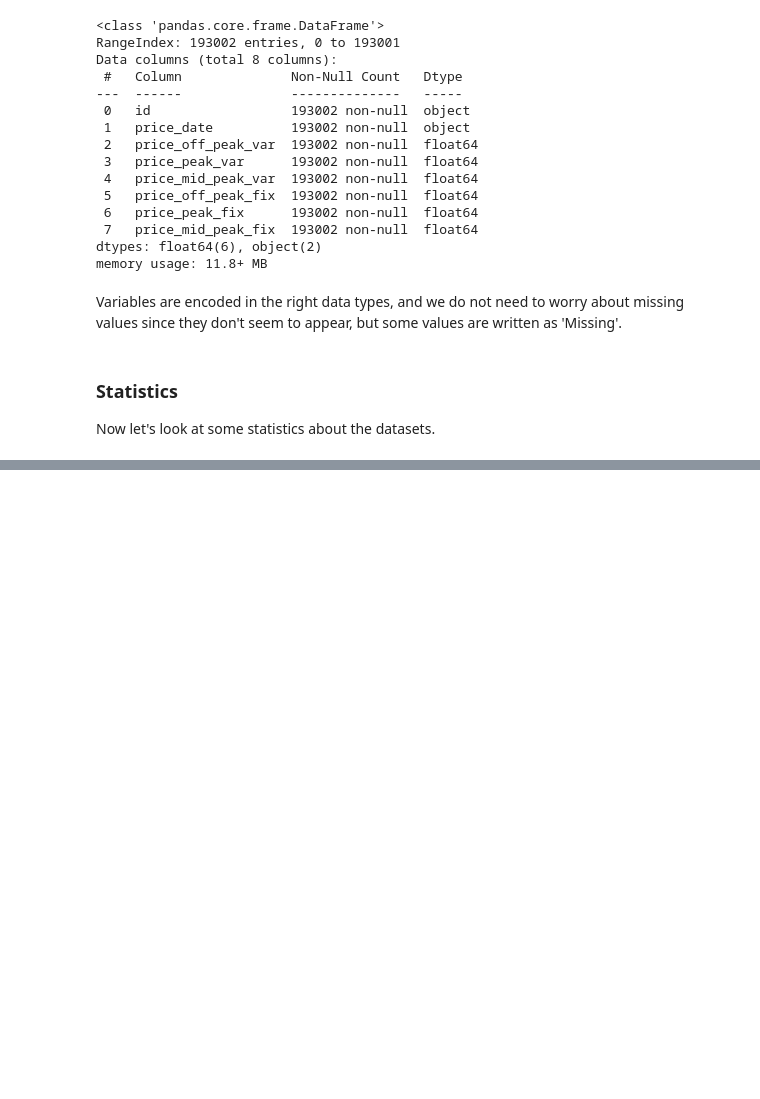
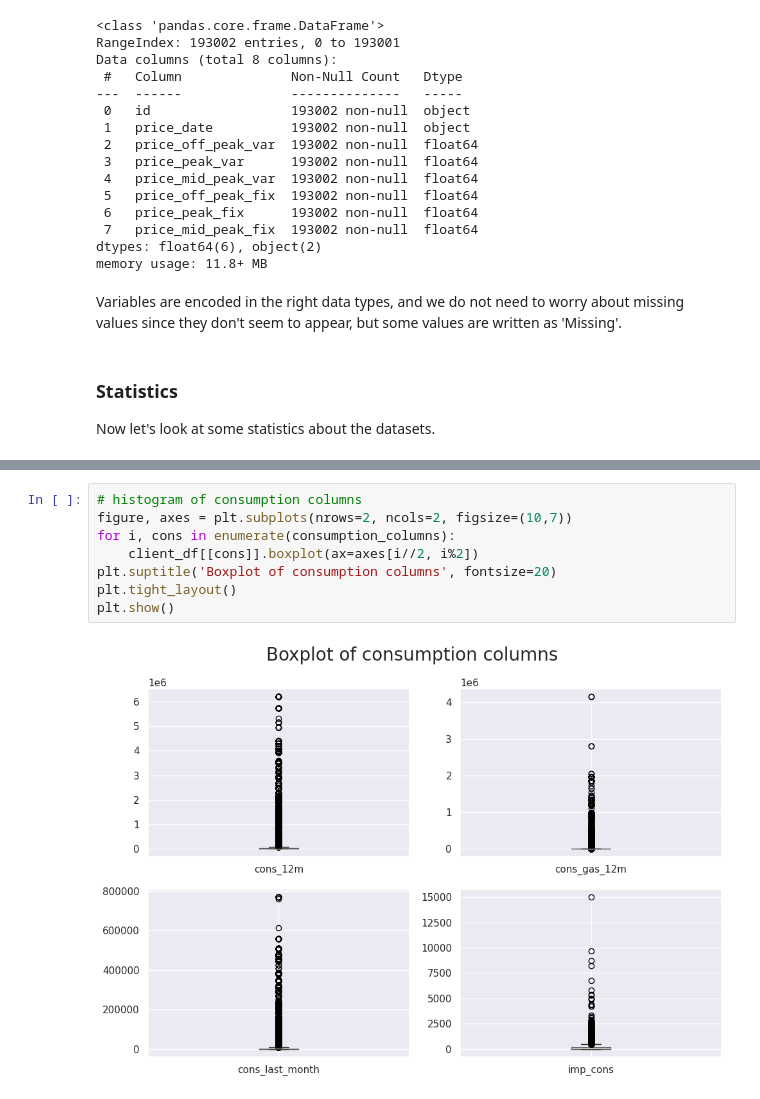
Before and after one commit to mnijadi/energy-company-customer-churn, a Jupyter notebook: notebooks/eda.ipynb, the cells around one changed output, grey strips where cells are left out. Saved outputs shown, nothing was run; the diff lists cells and outputs as text; blank space fills up the shorter version.

```diff
--- a/notebooks/eda.ipynb
+++ b/notebooks/eda.ipynb
@@ -150,0 +162,10 @@ price_df.describe()
+# %%
+# histogram of consumption columns
+figure, axes = plt.subplots(nrows=2, ncols=2, figsize=(10,7))
+for i, cons in enumerate(consumption_columns):
+    client_df[[cons]].boxplot(ax=axes[i//2, i%2])
+plt.suptitle('Boxplot of consumption columns', fontsize=20)
+plt.tight_layout()
+plt.show()
+# %% [output]
+[figure, added]
```
Also changed, not shown: parts of 6 cells of this notebook.
